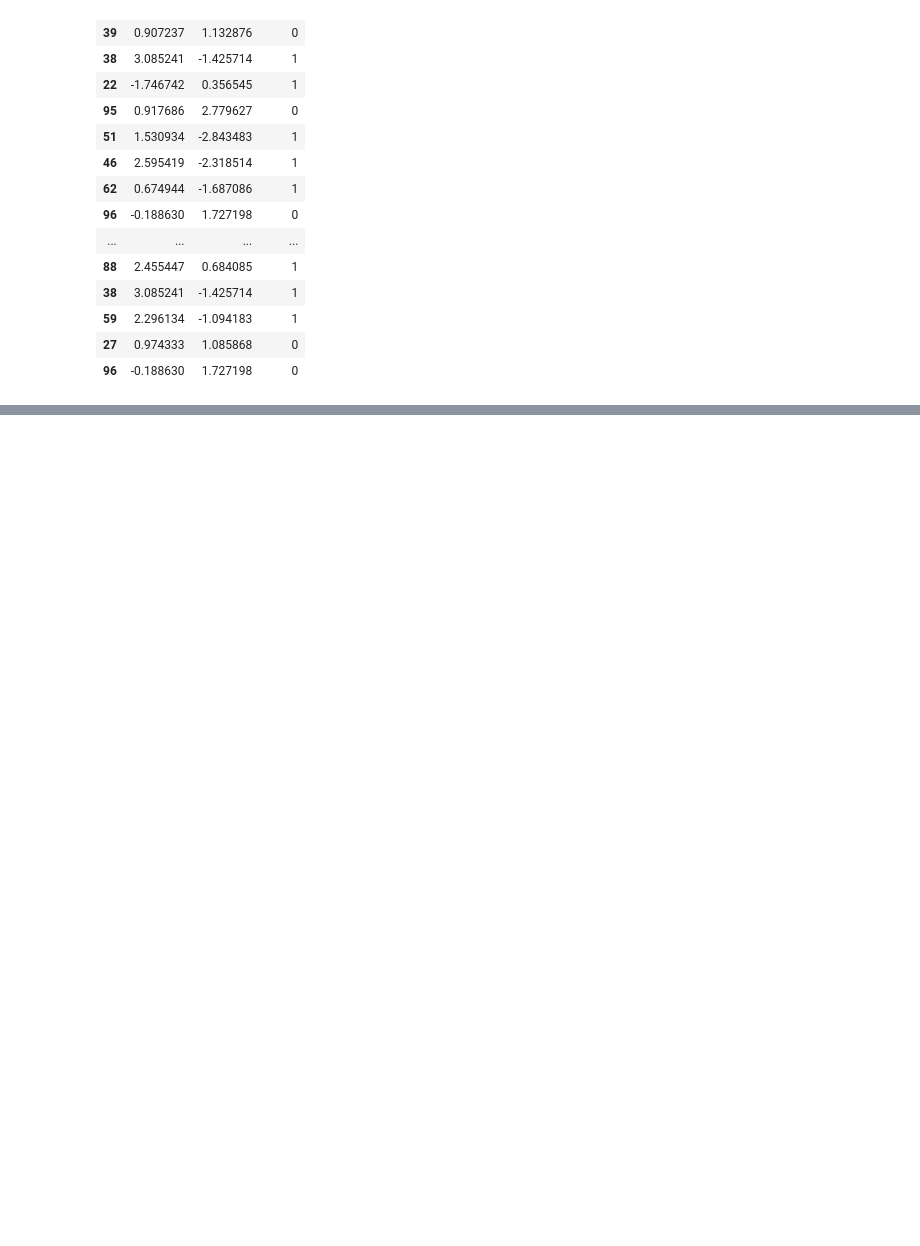
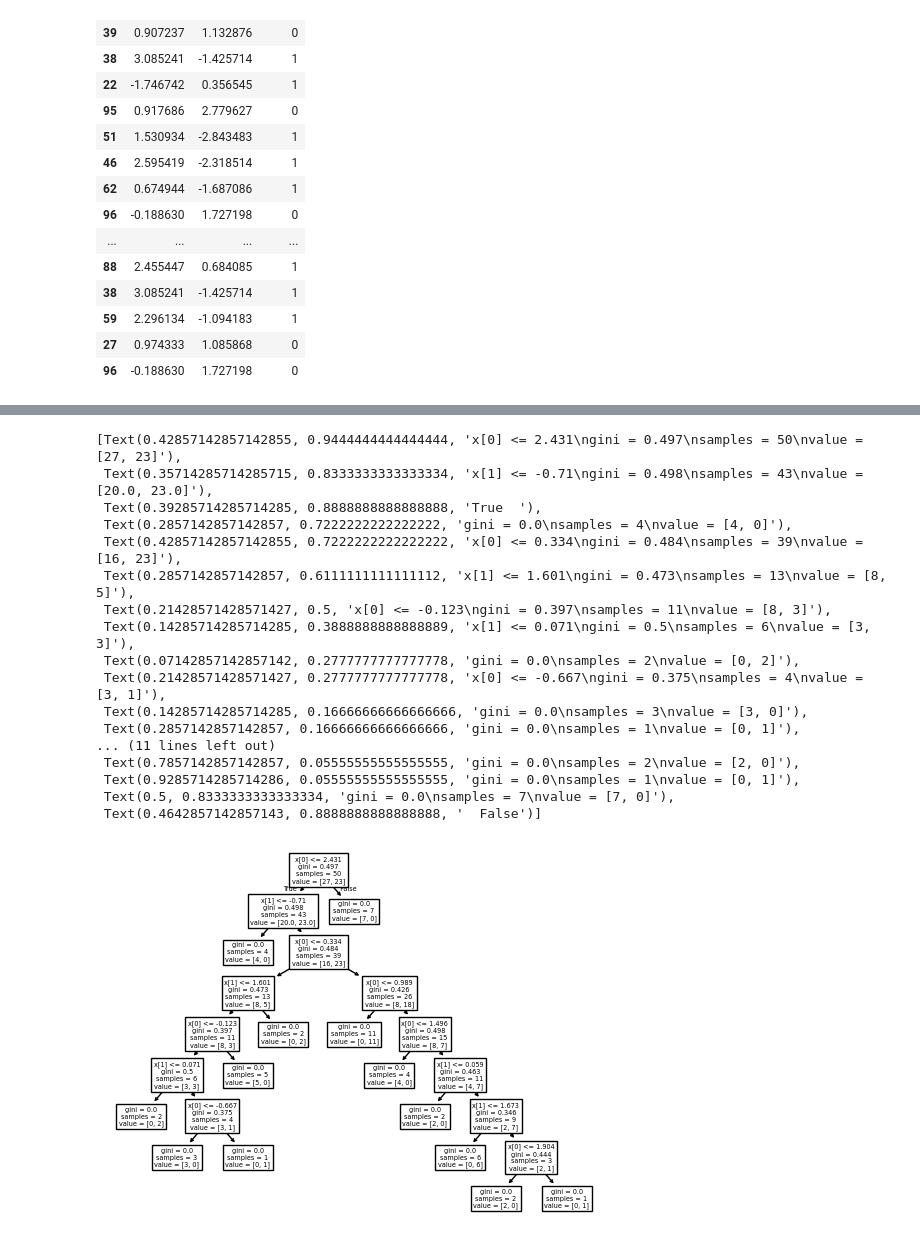
Before and after one commit to SwaroopDangal/ml-learn, a Jupyter notebook: 53.RandomForest/random.ipynb, the cells around one changed output, grey strips where cells are left out. Drawn from its saved outputs; the diff is of its cells as text; code cells hidden in the pictures; blank space fills up the shorter version.

```diff
--- a/53.RandomForest/random.ipynb
+++ b/53.RandomForest/random.ipynb
@@ -84,0 +140,21 @@ df3 = combined_sampling(df,0.5,0.5)
+# %%
+plot_tree(clf3)
+# %% [output]
+[Text(0.42857142857142855, 0.9444444444444444, 'x[0] <= 2.431\ngini = 0.497\nsamples = 50\nvalue = [27, 23]'),
+ Text(0.35714285714285715, 0.8333333333333334, 'x[1] <= -0.71\ngini = 0.498\nsamples = 43\nvalue = [20.0, 23.0]'),
+ Text(0.39285714285714285, 0.8888888888888888, 'True  '),
+ Text(0.2857142857142857, 0.7222222222222222, 'gini = 0.0\nsamples = 4\nvalue = [4, 0]'),
+ Text(0.42857142857142855, 0.7222222222222222, 'x[0] <= 0.334\ngini = 0.484\nsamples = 39\nvalue = [16, 23]'),
+ Text(0.2857142857142857, 0.6111111111111112, 'x[1] <= 1.601\ngini = 0.473\nsamples = 13\nvalue = [8, 5]'),
+ Text(0.21428571428571427, 0.5, 'x[0] <= -0.123\ngini = 0.397\nsamples = 11\nvalue = [8, 3]'),
+ Text(0.14285714285714285, 0.3888888888888889, 'x[1] <= 0.071\ngini = 0.5\nsamples = 6\nvalue = [3, 3]'),
+ Text(0.07142857142857142, 0.2777777777777778, 'gini = 0.0\nsamples = 2\nvalue = [0, 2]'),
+ Text(0.21428571428571427, 0.2777777777777778, 'x[0] <= -0.667\ngini = 0.375\nsamples = 4\nvalue = [3, 1]'),
+ Text(0.14285714285714285, 0.16666666666666666, 'gini = 0.0\nsamples = 3\nvalue = [3, 0]'),
+ Text(0.2857142857142857, 0.16666666666666666, 'gini = 0.0\nsamples = 1\nvalue = [0, 1]'),
+... (11 lines left out)
+ Text(0.7857142857142857, 0.05555555555555555, 'gini = 0.0\nsamples = 2\nvalue = [2, 0]'),
+ Text(0.9285714285714286, 0.05555555555555555, 'gini = 0.0\nsamples = 1\nvalue = [0, 1]'),
+ Text(0.5, 0.8333333333333334, 'gini = 0.0\nsamples = 7\nvalue = [7, 0]'),
+ Text(0.4642857142857143, 0.8888888888888888, '  False')]
+[figure, added]
```
Also changed, not shown: parts of 8 cells of this notebook.
